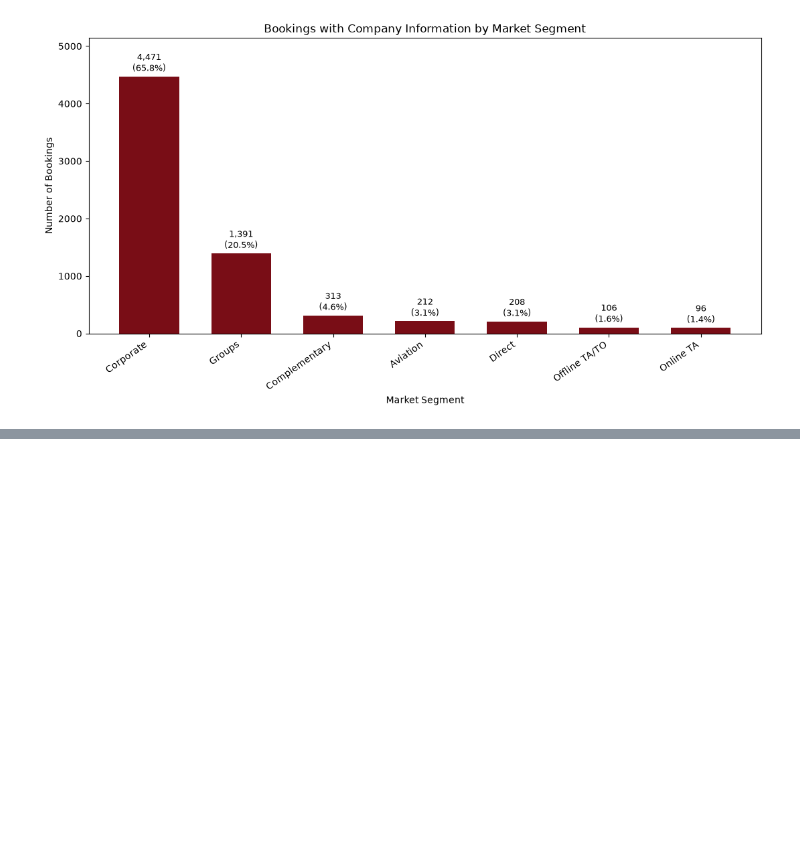
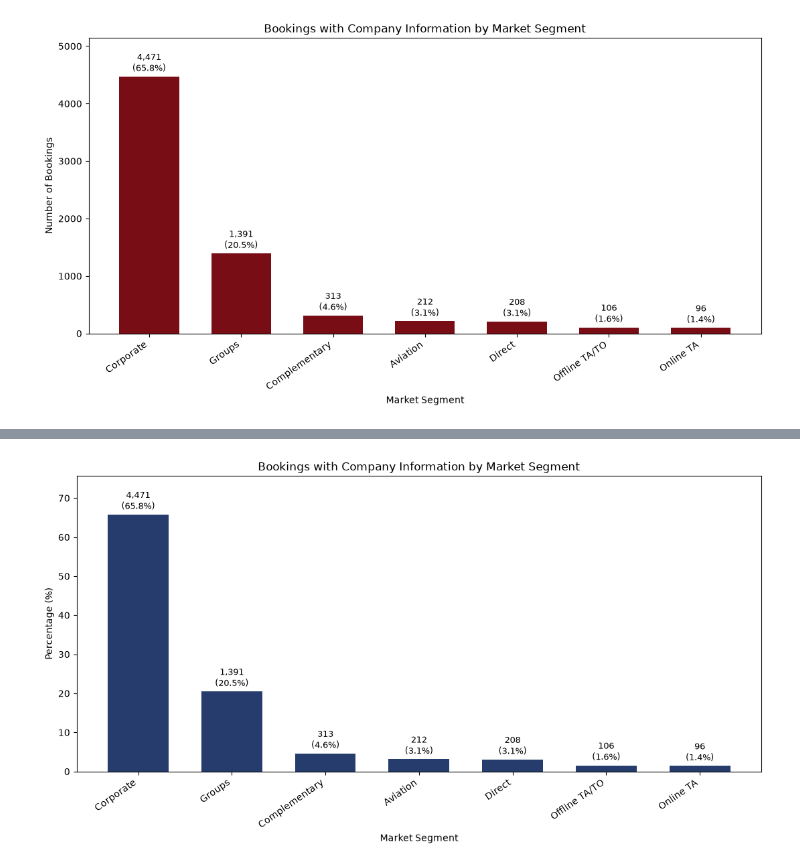
Before and after one commit to imelisa1/Hotel-Booking-Analysis, a Jupyter notebook: notebooks/01_data_understanding.ipynb, the cells around one changed output, grey strips where cells are left out. Cells and saved outputs as stored; diff of their text form; code cells hidden in the pictures; blank space fills up the shorter version.

Commit message:
missing value analysis

```diff
--- a/notebooks/01_data_understanding.ipynb
+++ b/notebooks/01_data_understanding.ipynb
@@ -258,0 +253,7 @@ Name: count, dtype: float64
+# %%
+Count = df[df["company"].notna()].value_counts("market_segment") # her segmentteki company bilgisi dolu olan kayıt sayısı
+segmeny_perc = pd.DataFrame({
+    "Count" : Count,
+    "Percentage" : (Count / df["company"].notna().sum())*100
+    })
+segmeny_perc
@@ -258,0 +270,38 @@ Name: count, dtype: float64
+# %%
+plt.figure(figsize=(11, 6))
+
+bars = plt.bar(
+    segmeny_perc.index,
+    segmeny_perc["Percentage"],
+    color="#253C6D",
+    width=0.65
+)
+
+plt.title("Bookings with Company Information by Market Segment")
+plt.xlabel("Market Segment")
+plt.ylabel("Percentage (%)")
+plt.xticks(rotation=35, ha="right")
+
+labels = [
+    f"{count:,}\n({pct:.1f}%)"
+    for count, pct in zip(
+        segmeny_perc["Count"],
+        segmeny_perc["Percentage"]
+    )
+]
+
+plt.bar_label(bars, labels=labels, padding=3, fontsize=9)
+
+plt.ylim(0, segmeny_perc["Percentage"].max() * 1.15)
+
+plt.tight_layout()
+
+plt.savefig(
+    "../src/graphs/company_segment_distribution.png",
+    dpi=300,
+    bbox_inches="tight"
+)
+
+plt.show()
+# %% [output]
+[figure, added]
```
Also changed, not shown: parts of 13 cells of this notebook.
